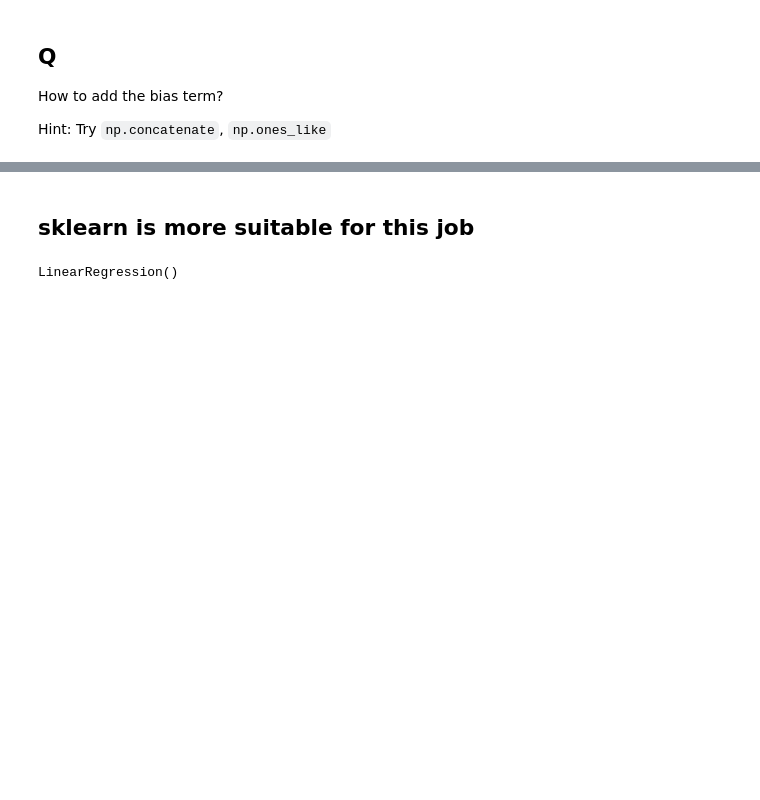
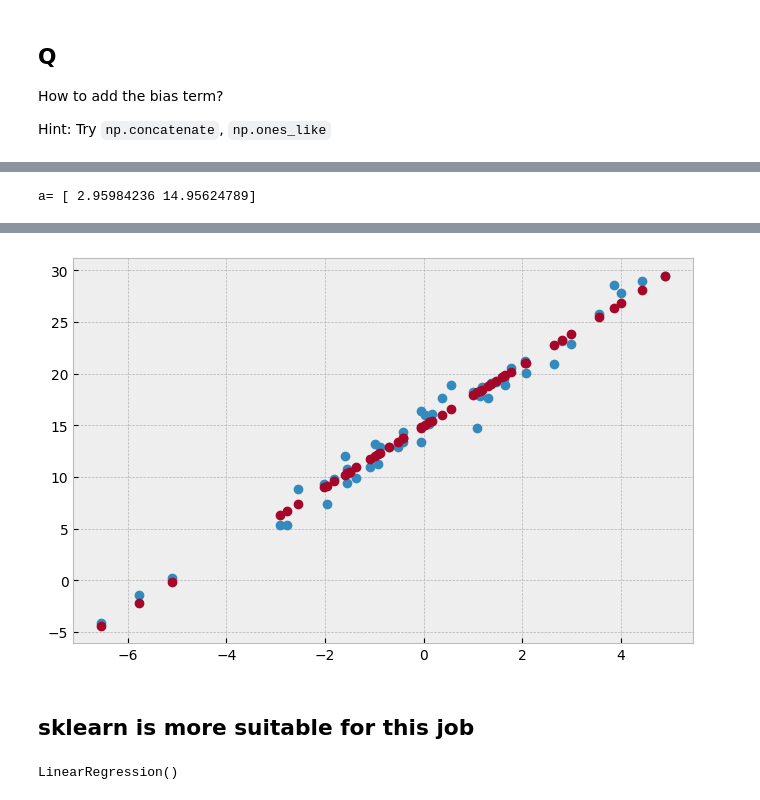
Before and after one commit to tjwei/AICA30019, a Jupyter notebook: 02-machine_learning_part_1_2/02-Linear Regression.ipynb, the cells around one changed output, grey strips where cells are left out. Drawn from its saved outputs; the diff is of its cells as text; code cells hidden in the pictures; blank space fills up the shorter version.

```diff
--- a/02-machine_learning_part_1_2/02-Linear Regression.ipynb
+++ b/02-machine_learning_part_1_2/02-Linear Regression.ipynb
@@ -46,0 +66,16 @@ To use the future default and silence this warning we advise to pass `rcond=None
+# %%
+# %load q_lstsq.py
+# 常數項
+# 產生隨機數據
+X = np.random.normal(0, 3, size=(50,1))
+one = np.ones_like(X)
+X = np.concatenate([X, one], axis=1)
+Y = X @ [3, 15] + np.random.normal(0, size=50)
+# 用 numpy 的 lstsq
+a = np.linalg.lstsq(X, Y)[0]
+print("a=", a)
+# 畫出來
+plt.plot(X[:, 0], Y, 'o')
+plt.plot(X[:, 0], X @ a, 'o');
+# %% [output]
+a= [ 2.95984236 14.95624789]
@@ -47,3 +84,4 @@ To use the future default and silence this warning we advise to pass `rcond=None
+[figure, added]
 # %% [markdown]
 ## sklearn is more suitable for this job
 # %%
```
Also changed, not shown: parts of 16 cells of this notebook.
